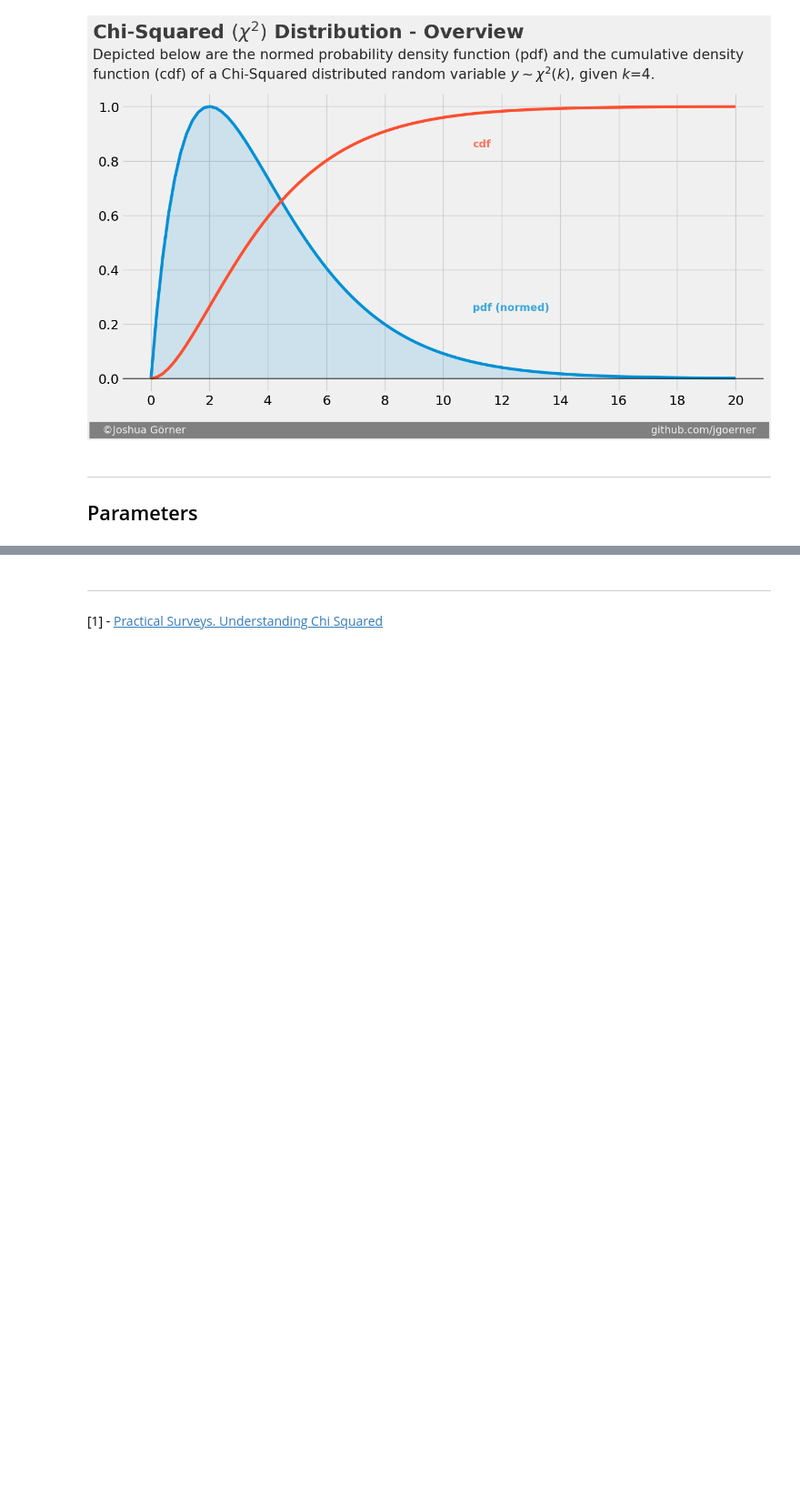
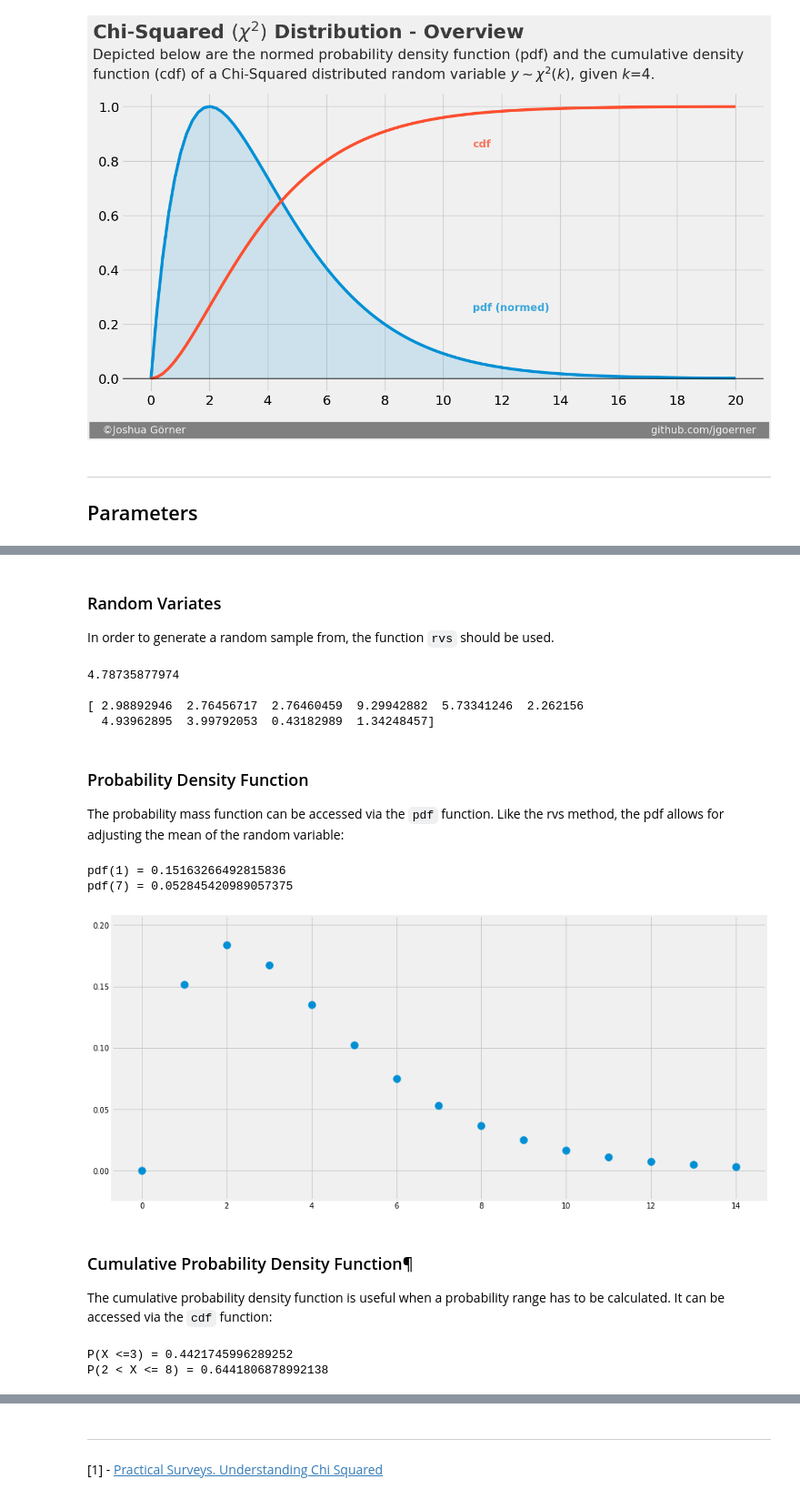
Before and after one commit to jgoerner/distribution-cheatsheet, a Jupyter notebook: notebooks/Chi-Squared Distribution.ipynb, the cells around one changed output, grey strips where cells are left out. Shown at 91% size. Drawn from its saved outputs; the diff is of its cells as text; code cells hidden in the pictures; blank space fills up the shorter version.

```diff
--- a/notebooks/Chi-Squared Distribution.ipynb
+++ b/notebooks/Chi-Squared Distribution.ipynb
@@ -29,0 +36,57 @@ and $k$ denotes the degrees of freedom.
+# %% [markdown]
+### Random Variates
+In order to generate a random sample from, the function `rvs` should be used.
+# %%
+import numpy as np
+from scipy.stats import chi2
+
+# draw a single sample
+np.random.seed(42)
+print(chi2.rvs(df=4), end="\n\n")
+
+# draw 10 samples
+print(chi2.rvs(df=4, size=10), end="\n\n")
+# %% [output]
+4.78735877974
+
+[ 2.98892946  2.76456717  2.76460459  9.29942882  5.73341246  2.262156
+  4.93962895  3.99792053  0.43182989  1.34248457]
+# %% [markdown]
+### Probability Density Function
+The probability mass function can be accessed via the `pdf` function. Like the rvs method, the pdf allows for adjusting the mean of the random variable:
+# %%
+from scipy.stats import chi2
+
+# additional imports for plotting purpose
+import numpy as np
+import matplotlib.pyplot as plt
+%matplotlib inline
+plt.rcParams["figure.figsize"] = (14,7)
+
+# likelihood of x and y
+x = 1
+y = 7
+print("pdf(1) = {}\npdf(7) = {}".format(chi2.pdf(x=x, df=4), chi2.pdf(x=y, df=4)))
+
+# continuous pdf for the plot
+x_s = np.arange(15)
+y_s = chi2.pdf(x=x_s, df=4)
+plt.scatter(x_s, y_s, s=100);
+# %% [output]
+pdf(1) = 0.15163266492815836
+pdf(7) = 0.052845420989057375
+[figure, added]
+# %% [markdown]
+### Cumulative Probability Density Function¶
+The cumulative probability density function is useful when a probability range has to be calculated. It can be accessed via the `cdf` function:
+# %%
+from scipy.stats import chi2
+
+# probability of x less or equal 0.3
+print("P(X <=3) = {}".format(chi2.cdf(x=3, df=4)))
+
+# probability of x in [-0.2, +0.2]
+print("P(2 < X <= 8) = {}".format(chi2.cdf(x=8, df=4) - chi2.cdf(x=2, df=4)))
+# %% [output]
+P(X <=3) = 0.4421745996289252
+P(2 < X <= 8) = 0.6441806878992138
```
Also changed, not shown: parts of 7 cells of this notebook, 3 other files.
